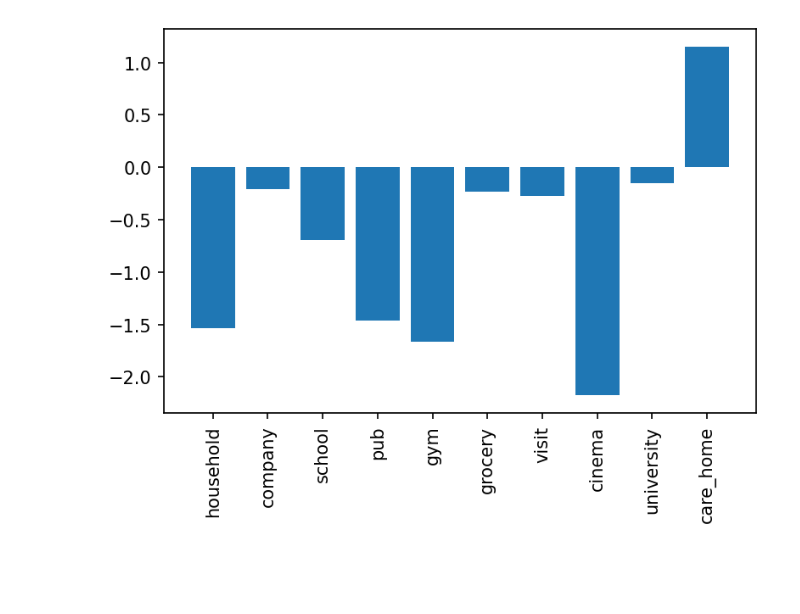
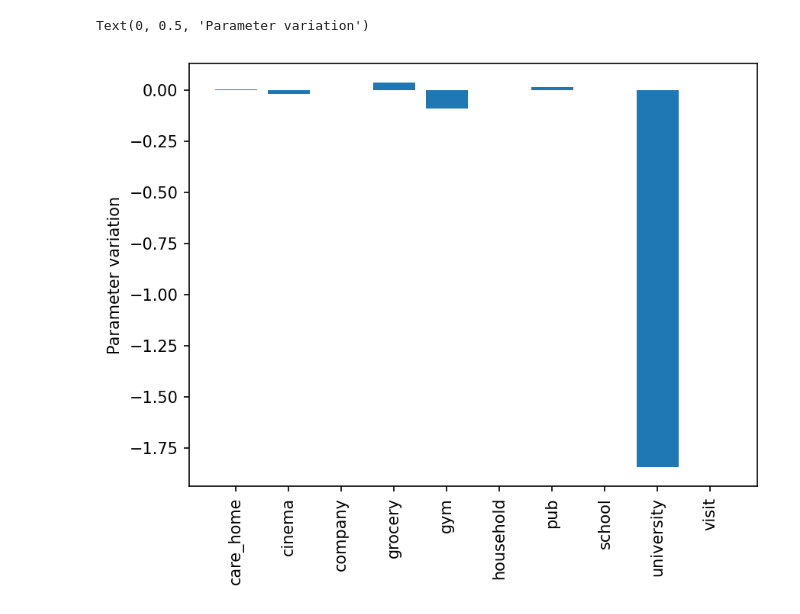
Before and after one commit to LargeAgentCollider/torch_june_analyser, a Jupyter notebook: notebooks/tests.ipynb, the cells around one changed output. Drawn from its saved outputs; the diff is of its cells as text; code cells hidden in the pictures; blank space fills up the shorter version.

```diff
--- a/notebooks/tests.ipynb
+++ b/notebooks/tests.ipynb
@@ -13,3 +13,5 @@ import matplotlib.pyplot as plt
 # %%
-an = Analyser.from_file("../../GradABM/Data/June/best_run.yaml")
+cc = yaml.safe_load(open("../../GradABM/Data/June/best_run.yaml"))
+cc["system"]["device"] = "cpu"
+an = Analyser.from_parameters(cc)
 an.run()
@@ -18 +18,3 @@ AttributeError: 'NodeStorage' object has no attribute 'ethnicity'
+# %%
+date = "2020-03-14"
 # %%
@@ -54,8 +135,10 @@ NameError: name 'df' is not defined
 # %%
-newton_step = an.get_newton_step("2022-02-03")
+newton_step = an.get_newton_step(date)
 # %%
 fig, ax = plt.subplots()
 ax.bar(newton_step.keys(), newton_step.values())
-plt.xticks(rotation=90);
+ax.set_xticklabels(newton_step.keys(), rotation=90);
+ax.set_ylabel("Parameter variation")
 # %% [output]
+Text(0, 0.5, 'Parameter variation')
-[figure, old version]
+[figure, new version]
```
Also changed, not shown: parts of 23 cells of this notebook, 2 other files.
